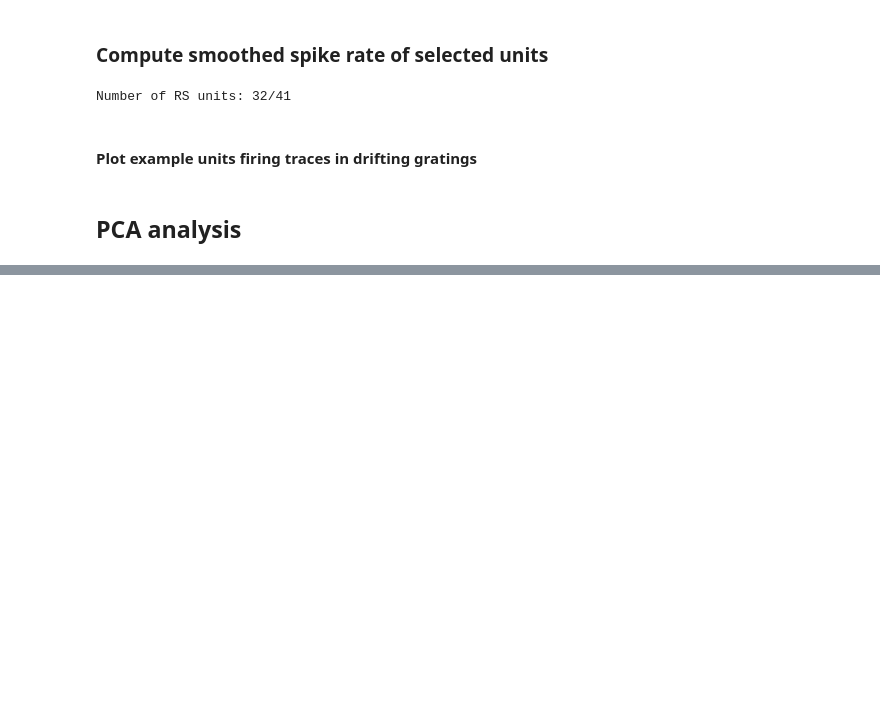
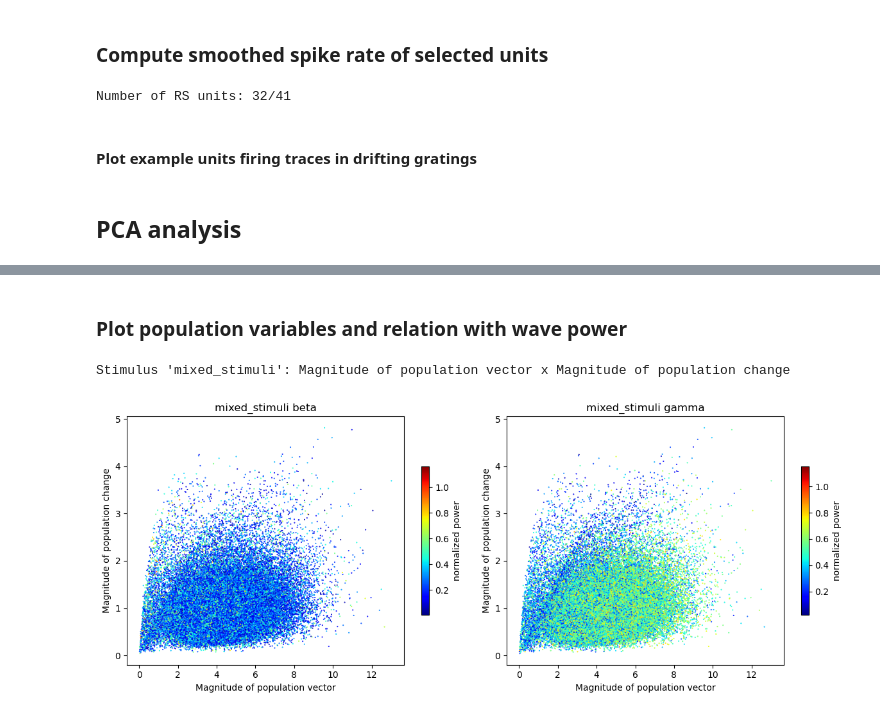
Before and after one commit to chenziao/Analyzing_Allen_Visual_Coding_Neuropixels_Dataset, a Jupyter notebook: notebooks/Population_vector_during_stimuli.ipynb, the cells around one changed output, grey strips where cells are left out. Saved outputs shown, nothing was run; the diff lists cells and outputs as text; code cells hidden in the pictures; blank space fills up the shorter version.

```diff
--- a/notebooks/Population_vector_during_stimuli.ipynb
+++ b/notebooks/Population_vector_during_stimuli.ipynb
@@ -488,8 +492,11 @@ cmap = 'jet'
 # %%
-mean_tot_frs = {}  # mean total (normalized) firing rate of all units
-rms_frs = {}  # root mean square firing rate of all units
+# time indices per trial
+t0_idx = {time_dim: slice(1, None)}  # current time indices
+t1_idx = {time_dim: slice(None, -1)}  # previous time indices
+
+# average firing rate across units
 for stim, da in units_smoothed_rate.items():
-    frs = da.isel({time_dim: slice(1, None)})
-    mean_tot_frs[stim] = frs.mean(dim='unit_id')
-    rms_frs[stim] = np.sqrt((frs ** 2).mean(dim='unit_id'))
+    frs = da.isel(t0_idx)
+    var_col['mean_fr'][stim] = frs.mean(dim='unit_id')  # mean firing rate
+    var_col['rms_fr'][stim] = np.sqrt((frs ** 2).mean(dim='unit_id'))  # root mean square firing rate
 # %%
@@ -530,0 +528,11 @@ for stim, pop_vec in pop_vecs.items():
+# %%
+# concatenate time samples for each variable
+for d in var_col.index:
+    var_col[d] = concat_stack_xarray_dims(var_col[d].values(), dims=sample_dims)
+# concatenate time samples for lfp band power at aligned time points
+power_ds = concat_stack_xarray_dims([da.isel(t0_idx) for da in normalized_band_power.values()], dims=sample_dims)
+# Construct dataset with lfp band power and population variables
+power_ds = xr.Dataset(
+    data_vars=dict(power=power_ds, **var_col, **var_df[['label', 'fmt']].to_xarray()),
+    attrs=dict(stimulus=combine_stimulus_name)
+)
@@ -530,0 +561,2 @@ for stim, pop_vec in pop_vecs.items():
+# %% [markdown]
+### Plot population variables and relation with wave power
@@ -530,0 +565,22 @@ for stim, pop_vec in pop_vecs.items():
+# %%
+x_var = 'length'
+y_var = 'speed'
+
+stim = power_ds.attrs['stimulus']
+labels = power_ds.label.sel(variable_name=[x_var, y_var]).values
+print(f"Stimulus '{stim:s}': {labels[0]:s} x {labels[1]:s}")
+
+fig, axs = plt.subplots(1, 2, figsize=(12, 4.8))
+for ax, w in zip(axs, wave_bands):
+    sc = ax.scatter(power_ds[x_var], power_ds[y_var],
+        c=power_ds.power.sel(wave_band=w), s=1, marker='.', cmap=cmap)
+    plt.colorbar(mappable=sc, ax=ax, label='normalized power', shrink=0.6)
+    ax.autoscale_view()
+    ax.set_xlabel(labels[0])
+    ax.set_ylabel(labels[1])
+    ax.set_title(f'{stim:s} {w:s}')
+fig.tight_layout()
+plt.show()
+# %% [output]
+Stimulus 'mixed_stimuli': Magnitude of population vector x Magnitude of population change
+[figure, added]
```
Also changed, not shown: parts of 15 cells of this notebook, 3 other files.
